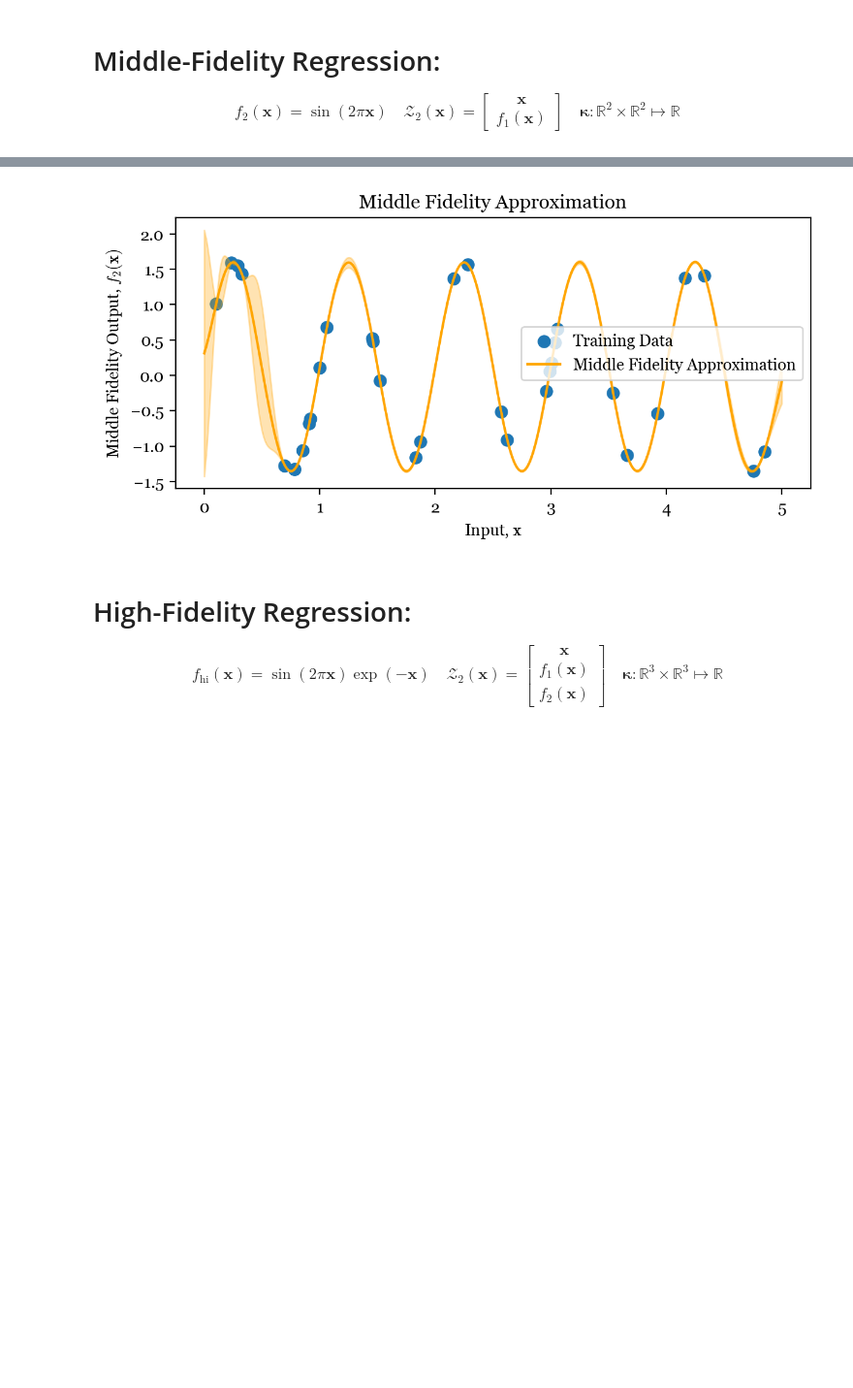
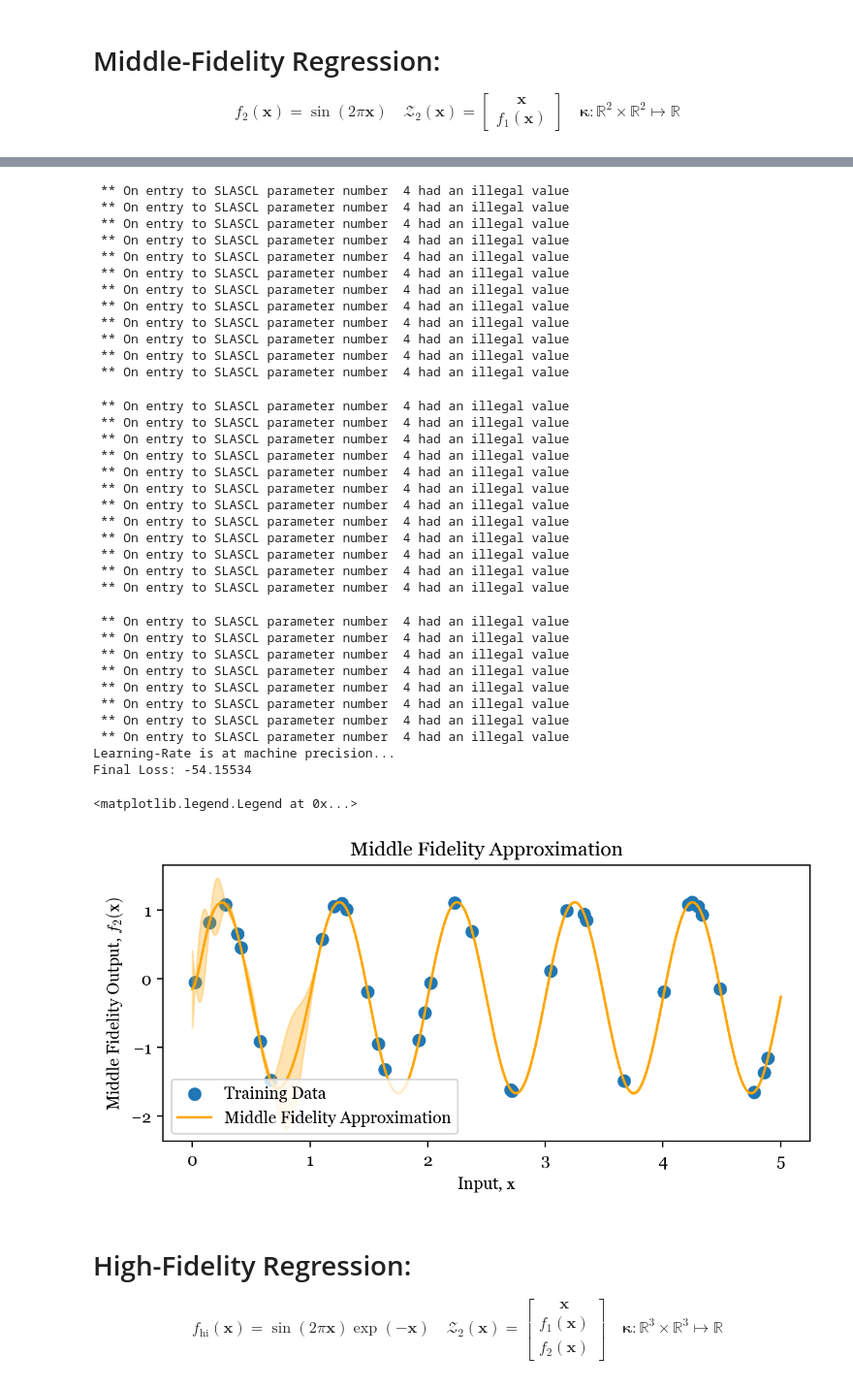
Before and after one commit to atticusdrex/oral-quals-repo, a Jupyter notebook: LiveDemoNB.ipynb, the cells around one changed output, grey strips where cells are left out. Shown at 97% size. Saved outputs shown, nothing was run; the diff lists cells and outputs as text; code cells hidden in the pictures; blank space fills up the shorter version.

```diff
--- a/LiveDemoNB.ipynb
+++ b/LiveDemoNB.ipynb
@@ -8,11 +8,12 @@ plt.rcParams.update({
     'text.latex.preamble': r'\\usepackage{amsmath}',
     'mathtext.fontset': 'cm',
 })
+
 # Define number of low-fidelity functions
 K = 2
 
 # Define a list of sample sizes
-sample_sizes = [8, 25, 50]
+sample_sizes = [10, 25, 50]
 
 # Define the low-fidelity functions
 funcs = [
@@ -32,7 +33,7 @@ d = {}
 
 # Generating nested data
 for k in range(K+1):
-    np.random.seed(42)
+    np.random.seed(43)
     # Generating the input data
     d[k] = {
         'X':np.random.uniform(xmin, xmax, size=sum(sample_sizes[:k+1])).reshape(1, -1),
@@ -107,7 +104,7 @@ g2.fit(
     d[1]['Y'],param_guess, noise_var = 1e-6)
 
 # Optimize the kernel parameters
-g2.optimize_kernel_params(param_guess, lr = 1e2, tol = 1e-6, max_iter = 1000)
+g2.optimize_kernel_params(param_guess, lr = 1e-2, max_iter = 500)
 
 # Make online predictions at the test inputs
 g2_test, g2_std = g2.predict(
@@ -132,4 +194,39 @@ Final Loss: -49.68239
+ ** On entry to SLASCL parameter number  4 had an illegal value
+ ** On entry to SLASCL parameter number  4 had an illegal value
+ ** On entry to SLASCL parameter number  4 had an illegal value
+ ** On entry to SLASCL parameter number  4 had an illegal value
+ ** On entry to SLASCL parameter number  4 had an illegal value
+ ** On entry to SLASCL parameter number  4 had an illegal value
+ ** On entry to SLASCL parameter number  4 had an illegal value
+ ** On entry to SLASCL parameter number  4 had an illegal value
+ ** On entry to SLASCL parameter number  4 had an illegal value
+ ** On entry to SLASCL parameter number  4 had an illegal value
+ ** On entry to SLASCL parameter number  4 had an illegal value
+ ** On entry to SLASCL parameter number  4 had an illegal value
+ ** On entry to SLASCL parameter number  4 had an illegal value
+ ** On entry to SLASCL parameter number  4 had an illegal value
+ ** On entry to SLASCL parameter number  4 had an illegal value
+ ** On entry to SLASCL parameter number  4 had an illegal value
+ ** On entry to SLASCL parameter number  4 had an illegal value
+ ** On entry to SLASCL parameter number  4 had an illegal value
+ ** On entry to SLASCL parameter number  4 had an illegal value
+ ** On entry to SLASCL parameter number  4 had an illegal value
+ ** On entry to SLASCL parameter number  4 had an illegal value
+ ** On entry to SLASCL parameter number  4 had an illegal value
+ ** On entry to SLASCL parameter number  4 had an illegal value
+ ** On entry to SLASCL parameter number  4 had an illegal value
+ ** On entry to SLASCL parameter number  4 had an illegal value
+ ** On entry to SLASCL parameter number  4 had an illegal value
+ ** On entry to SLASCL parameter number  4 had an illegal value
+ ** On entry to SLASCL parameter number  4 had an illegal value
+ ** On entry to SLASCL parameter number  4 had an illegal value
+ ** On entry to SLASCL parameter number  4 had an illegal value
+ ** On entry to SLASCL parameter number  4 had an illegal value
+ ** On entry to SLASCL parameter number  4 had an illegal value
+Learning-Rate is at machine precision...
+Final Loss: -54.15534
+<matplotlib.legend.Legend at 0x...>
-[figure, old version]
+[figure, new version]
 # %% [markdown]
 # High-Fidelity Regression:
 
```
Also changed, not shown: parts of 5 cells of this notebook, 1 other file.
